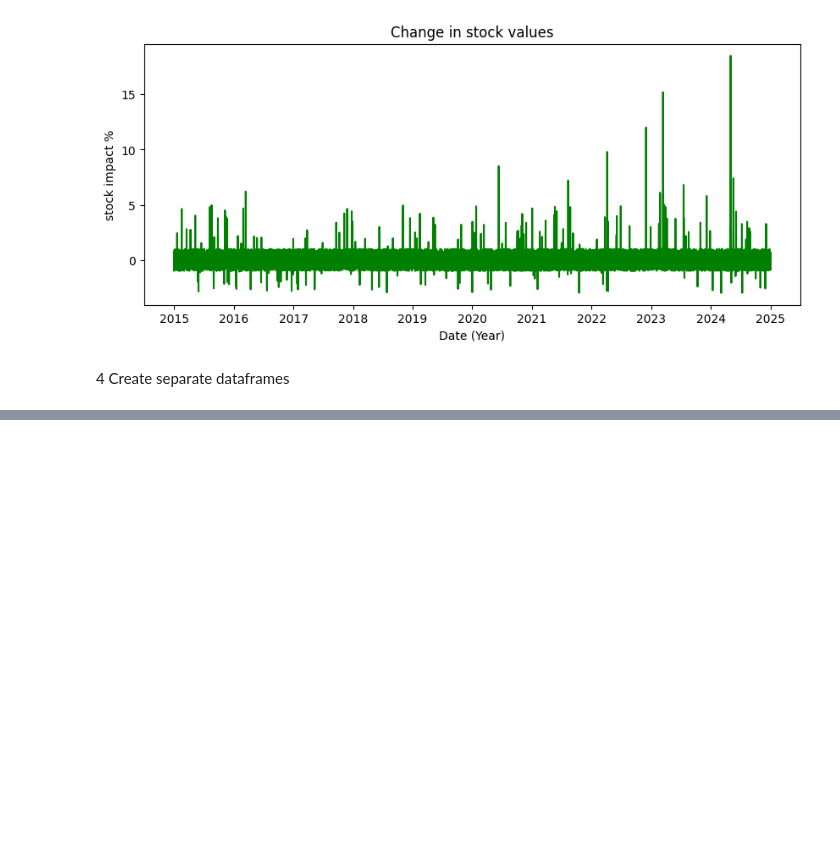
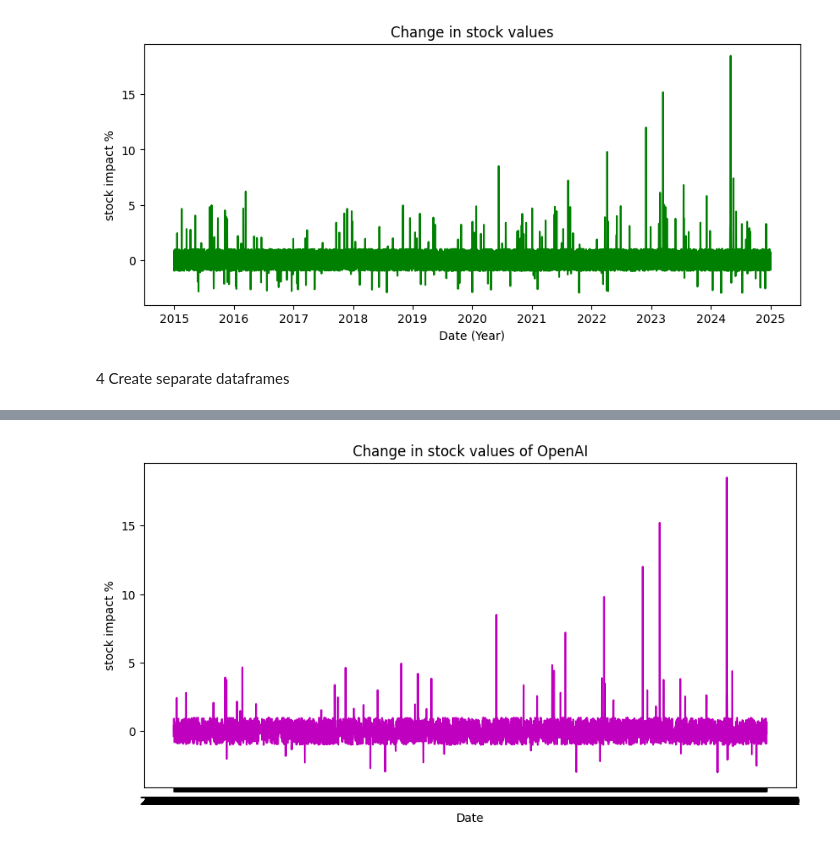
Before and after one commit to faixankh07-dvader/DATA-ANALYSIS-PYTHON-PANDAS, a Jupyter notebook: AI FINANCIAL MARKET ANALYSIS/main.ipynb, the cells around one changed output, grey strips where cells are left out. Drawn from its saved outputs; the diff is of its cells as text; code cells hidden in the pictures; blank space fills up the shorter version.

```diff
--- a/AI FINANCIAL MARKET ANALYSIS/main.ipynb
+++ b/AI FINANCIAL MARKET ANALYSIS/main.ipynb
@@ -197,0 +230,10 @@ data_meta = df[df['Company'] == 'Meta']
+# %%
+plt.figure(figsize= (10,5))
+plt.plot(data_openAI['Date'], data_openAI['Stock_Impact_%'], color = 'm')
+
+plt.title("Change in stock values of OpenAI")
+plt.xlabel("Date")
+plt.ylabel("stock impact %")
+plt.show()
+# %% [output]
+[figure, added]
```
Also changed, not shown: parts of 5 cells of this notebook.
